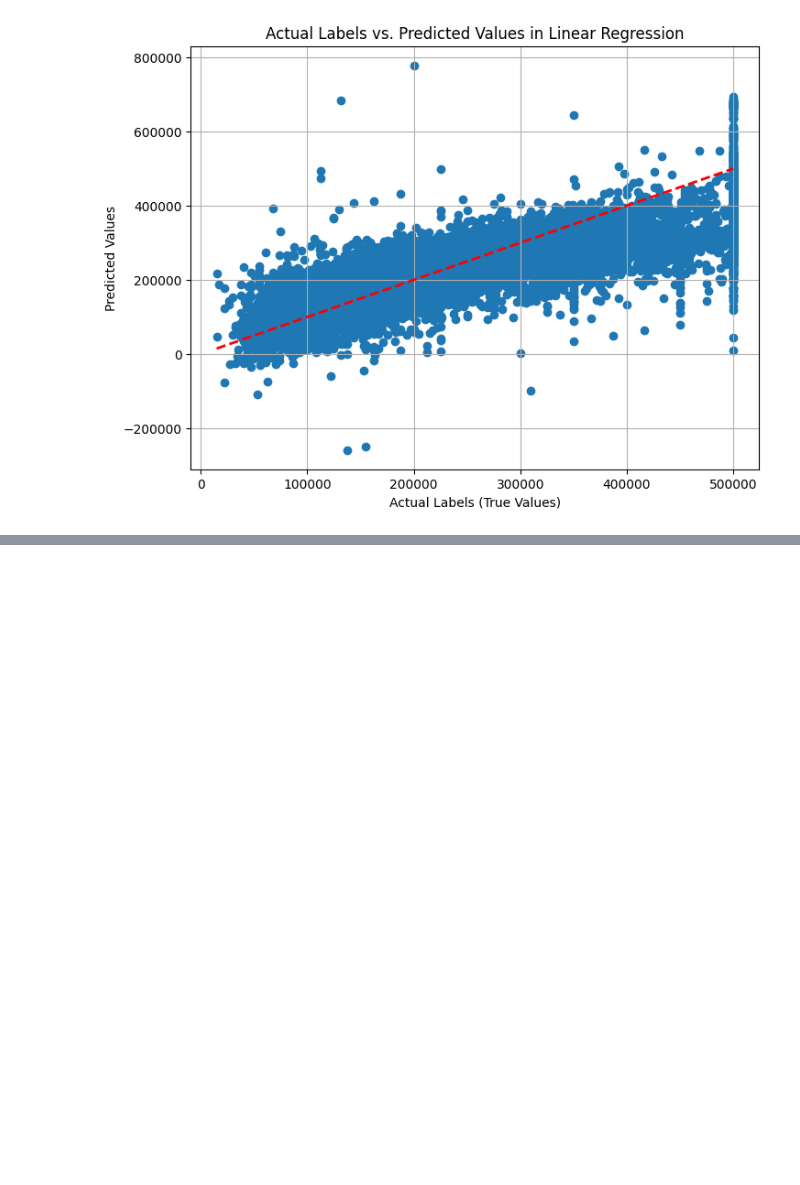
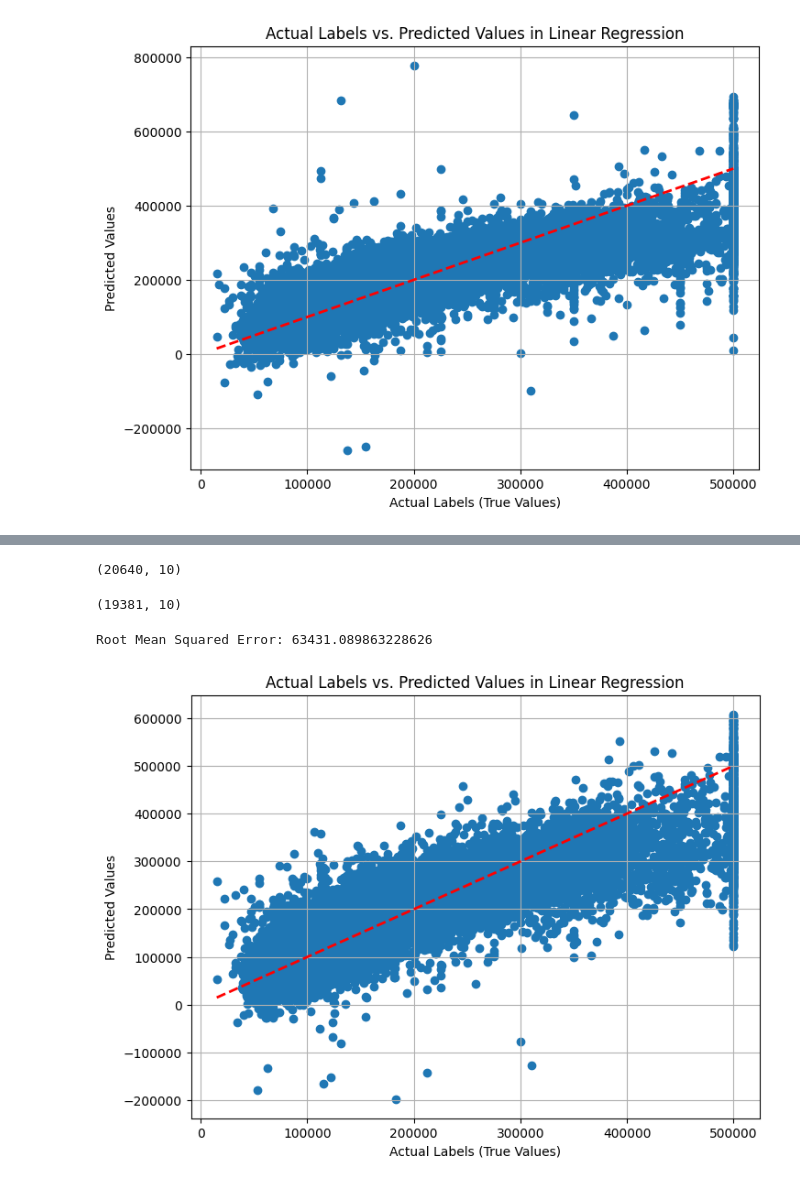
Before and after one commit to danilorr/california-housing-prediction, a Jupyter notebook: linear_model.ipynb, the cells around one changed output, grey strips where cells are left out. Drawn from its saved outputs; the diff is of its cells as text; code cells hidden in the pictures; blank space fills up the shorter version.

Commit message:
Replace edge values in prediction

```diff
--- a/linear_model.ipynb
+++ b/linear_model.ipynb
@@ -457,0 +474,67 @@ Root Mean Squared Error: 67872.42924127776
+# %%
+df = load_housing_data()
+
+display(df.shape)
+attr_list = ['housing_median_age', 'total_rooms', 'total_bedrooms', 'population', 'households', 'median_income']
+for attr in attr_list:
+    df = df.loc[df[attr] <= df[attr].quantile(0.995)].reset_index(drop=True)
+    df = df.loc[df[attr] >= df[attr].quantile(0.005)].reset_index(drop=True)
+display(df.shape)
+
+df["income_cat"] = pd.cut(df["median_income"], bins=[0., 1.5, 3.0, 4.5, 6., np.inf], labels=[1, 2, 3, 4, 5])
+
+split = StratifiedShuffleSplit(n_splits=1, test_size=0.2, random_state=42)
+for train_index, test_index in split.split(df, df["income_cat"]):
+    strat_train_set = df.loc[train_index]
+    strat_test_set = df.loc[test_index]
+
+for set_ in (strat_train_set, strat_test_set):
+    set_.drop("income_cat", axis=1, inplace=True)
+
+df = strat_train_set.drop("median_house_value", axis=1)
+df_labels = strat_train_set["median_house_value"].copy()
+# %% [output]
+(20640, 10)
+(19381, 10)
+# %%
+from sklearn.linear_model import LinearRegression
+
+num_pipeline = Pipeline([
+    ('imputer', SimpleImputer(strategy="median")),
+    ('attribs_adder', CombinedAttributesAdder()),
+    ('std_scaler', StandardScaler()),
+    # ('outlier_remover', OutlierRemover()), # Outlier removal should be done before scaling and in both training and test sets
+])
+
+num_attribs = list(df_num)
+cat_attribs = ["ocean_proximity"]
+
+full_pipeline = ColumnTransformer([
+    ("num", num_pipeline, num_attribs),
+    ("cat", OneHotEncoder(), cat_attribs),
+])
+
+df_prepared = full_pipeline.fit_transform(df)
+
+lin_reg = LinearRegression()
+lin_reg.fit(df_prepared, df_labels)
+
+y_test = df_labels
+y_pred = lin_reg.predict(df_prepared)
+
+mse = mean_squared_error(y_test, y_pred)
+rmse = np.sqrt(mse)
+
+print("Root Mean Squared Error:", rmse)
+
+plt.figure(figsize=(8, 6))
+plt.scatter(y_test, y_pred, alpha=1) # Plot actual labels vs predicted values
+plt.plot([y_test.min(), y_test.max()], [y_test.min(), y_test.max()], 'r--', lw=2) # Add a perfect prediction line (red dashed)
+plt.xlabel("Actual Labels (True Values)")
+plt.ylabel("Predicted Values")
+plt.title("Actual Labels vs. Predicted Values in Linear Regression")
+plt.grid(True)
+plt.show()
+# %% [output]
+Root Mean Squared Error: 63431.089863228626
+[figure, added]
```
Also changed, not shown: parts of 2 cells of this notebook.
